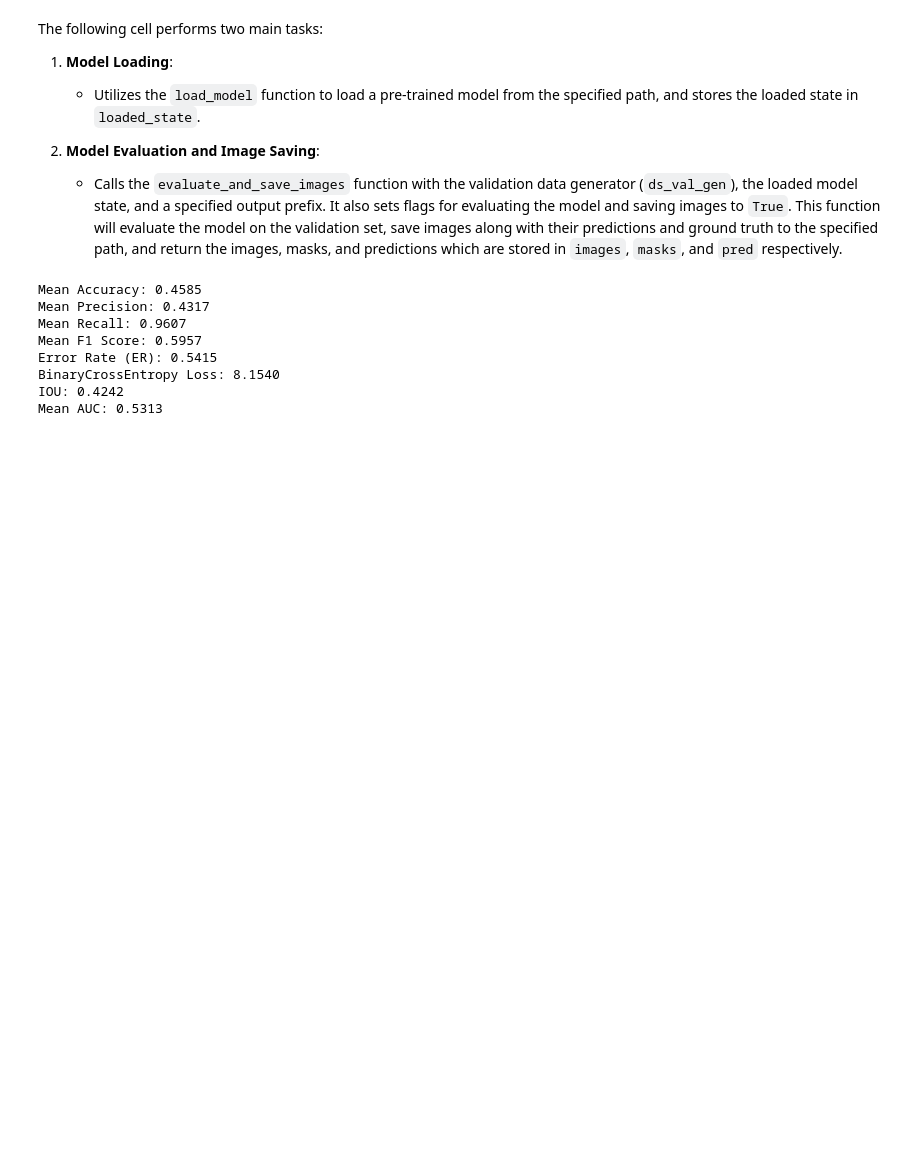
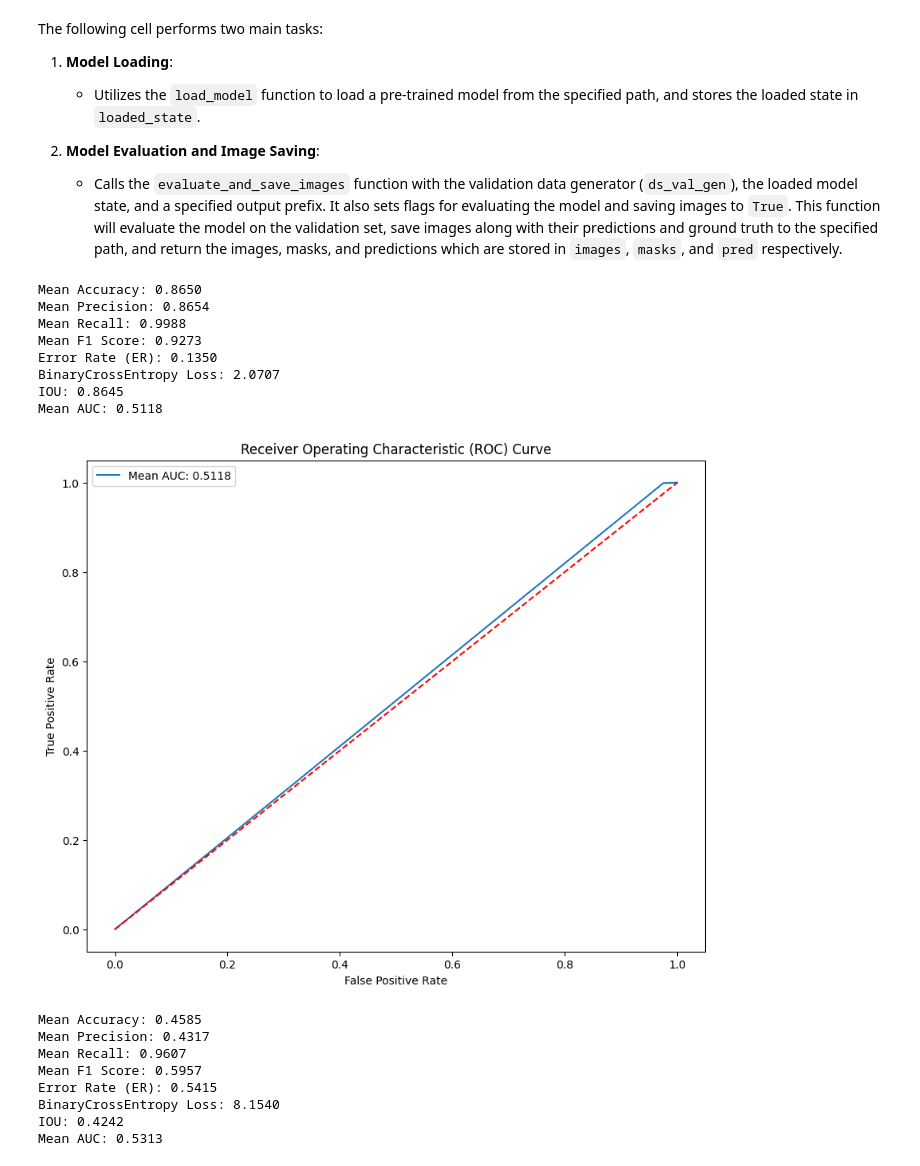
Before and after one commit to ASKabalan/-infrared-cloud-detection-, a Jupyter notebook: segmentation/CloudSegmentation_Jax.ipynb, the cells around one changed output. Cells and saved outputs as stored; diff of their text form; code cells hidden in the pictures; blank space fills up the shorter version.

```diff
--- a/segmentation/CloudSegmentation_Jax.ipynb
+++ b/segmentation/CloudSegmentation_Jax.ipynb
@@ -837,11 +860,21 @@ The following cell performs two main tasks:
 2. **Model Evaluation and Image Saving**:
    - Calls the `evaluate_and_save_images` function with the validation data generator (`ds_val_gen`), the loaded model state, and a specified output prefix. It also sets flags for evaluating the model and saving images to `True`. This function will evaluate the model on the validation set, save images along with their predictions and ground truth to the specified path, and return the images, masks, and predictions which are stored in `images`, `masks`, and `pred` respectively.
 # %%
-state = load_model('/gdrive/MyDrive/Colab/CIRRUS/CIRRUS_DS/Models/DS2_MASKED_SUBSET_SEG/model')
+state = load_model('/gdrive/MyDrive/Colab/CIRRUS/CIRRUS_DS/Results/DS2_MASKED_SUBSET_SEG/model/')
 # %%
-# Evaluate the model on validation and training sets
-images, masks , pred = evaluate_and_save_images(ds_val_gen, state, "SWINSEG_DS12_FromScratch_Val",True,200)
-images_t, masks_t , pred_t = evaluate_and_save_images(ds_train_gen, state, "SWINSEG_DS12_FromScratch_Train",False,100)
+ # Evaluate the model on validation and training sets
+images, masks , pred = evaluate_and_save_images(ds_val_gen, state, "DS12_FromScratch_Val",True,15)
+#images_t, masks_t , pred_t = evaluate_and_save_images(ds_train_gen, state, "DS12_FromScratch_Train",False,100)
+# %% [output]
+Mean Accuracy: 0.8650
+Mean Precision: 0.8654
+Mean Recall: 0.9988
+Mean F1 Score: 0.9273
+Error Rate (ER): 0.1350
+BinaryCrossEntropy Loss: 2.0707
+IOU: 0.8645
+Mean AUC: 0.5118
+[figure, added]
 # %%
 # Evaluate the model on validation and training sets
 images, masks , pred = evaluate_and_save_images(ds_gen, state, "DS12Model_HYTA",True,50)
```
Also changed, not shown: parts of 20 cells of this notebook, 12 other files.
